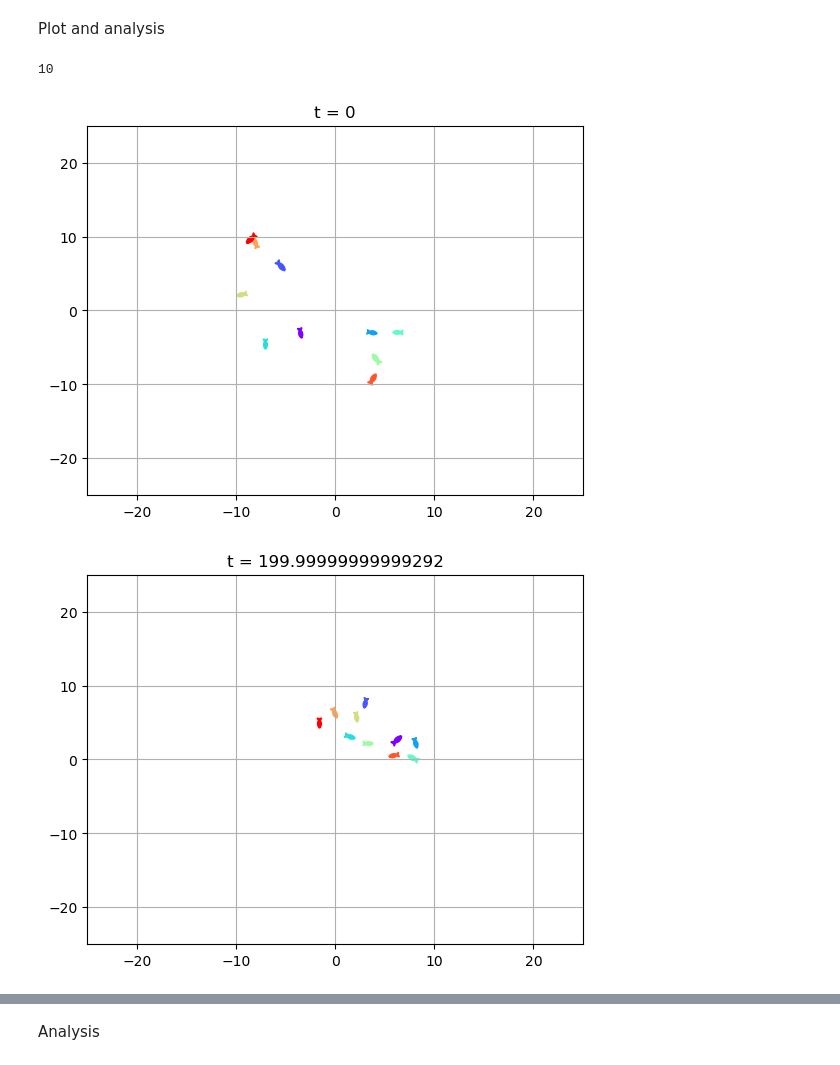
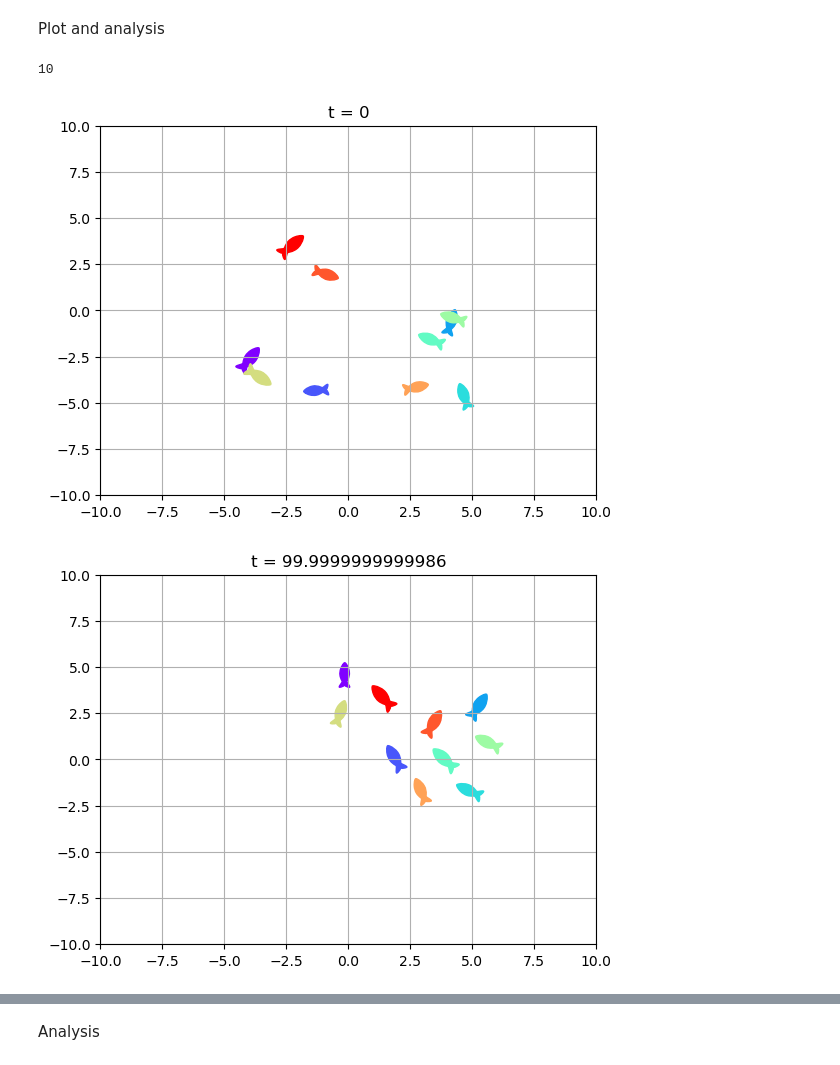
Before and after one commit to Bobomoto/PHYS250-Final-Project, a Jupyter notebook: Finalproject.ipynb, the cells around one changed output, grey strips where cells are left out. Saved outputs shown, nothing was run; the diff lists cells and outputs as text; code cells hidden in the pictures.

```diff
--- a/Finalproject.ipynb
+++ b/Finalproject.ipynb
@@ -181,7 +175,7 @@ for i in np.arange(N):
 #we can also change the fish to only respond to a certain angle of neighbor, like -pi/3 to pi/3 rad
 #error about 0.25 maybe, can change
 
-def updatefish(positions,radorientations,speeds,velocity, arenarange = 100, time = 0, timestep = 0.1, maxa = 1.0, maxdwdt = 0.8, vdecay = 0.8, erroracc = 0.5, errordwdt = 0.5):
+def updatefish(positions,radorientations,speeds,velocity, arenarange = 100, time = 0, timestep = 0.1, maxa = 1.0, maxdwdt = 0.8, vdecay = 0.8, erroracc = 0.2, errordwdt = 0.2):
     copypositions = positions.copy()
     time += timestep
     t = timestep
@@ -300,28 +294,28 @@ def plot(coords, radorientations, viewrange = (-50,50), title = '', fishmarker =
     ax.grid()
     plt.plot()
 # %%
-numiterations = 2000
-poolrange = 50 #poolrange/2 is the length of each side
-initcoordmax = 10 #essentially initial density
+numiterations = 1000
+poolrange = 20 #poolrange/2 is the length of each side
+initcoordmax = 5 #essentially initial density
 numfish = 10
 inittime = 0
 
 positionarray = []
 
 pos, motorientations, motspeeds, motvelocity = initialize(numfish,-initcoordmax,initcoordmax)
 plot(pos, motorientations, viewrange = (-poolrange/2,poolrange/2), title = 't = 0')
 
 for i in np.arange(numiterations):
-    pos, motorientations, motspeeds, motvelocity, inittime = updatefish(pos, motorientations, motspeeds, motvelocity, time = inittime, arenarange = 20)
+    pos, motorientations, motspeeds, motvelocity, inittime = updatefish(pos, motorientations, motspeeds, motvelocity, time = inittime, arenarange = poolrange)
     positionarray.append(copy.deepcopy(pos))
 
 plot(pos, motorientations, viewrange = (-poolrange/2,poolrange/2), title = f't = {inittime}')
 
 print(len(motvelocity))
 # %% [output]
 10
-[figure, old version]
+[figure, new version]
-[figure, old version]
+[figure, new version]
 # %%
 fig, ax = plt.subplots()
 
```
Also changed, not shown: parts of 5 cells of this notebook, 4 other files.
